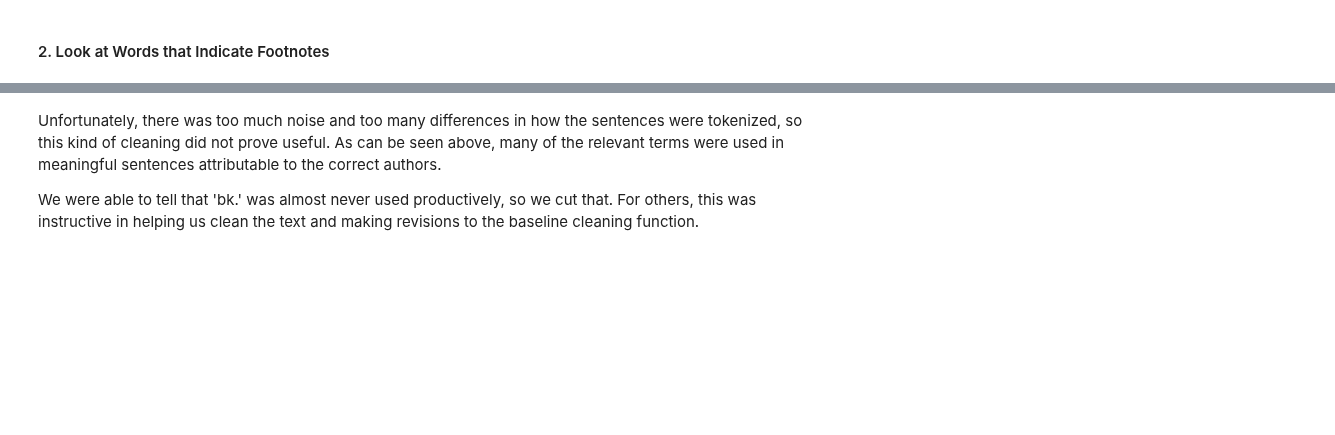
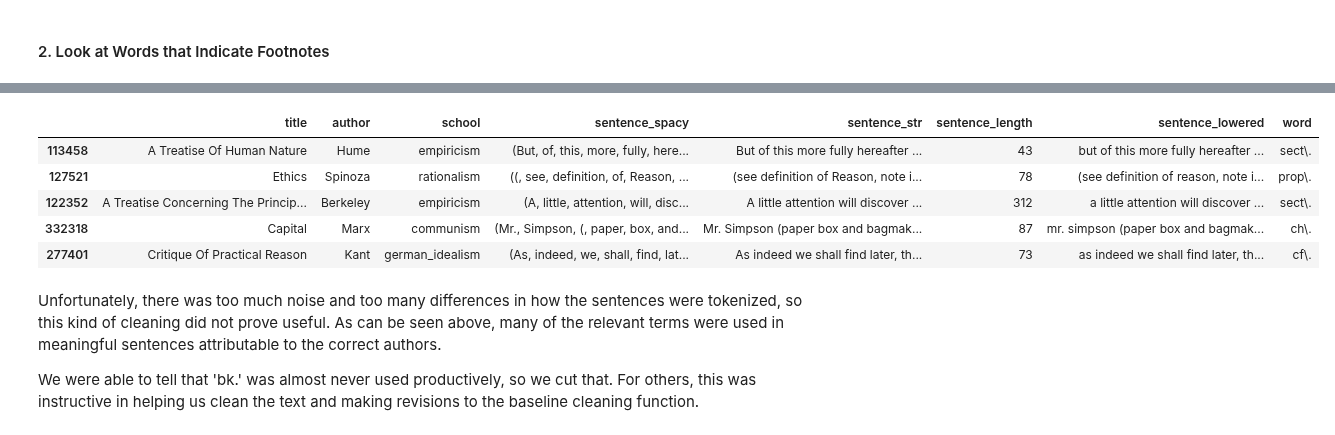
Before and after one commit to kcalizadeh/PDP_data_processing, a Jupyter notebook: data_load_clean_and_export.ipynb, the cells around one changed output, grey strips where cells are left out. Drawn from its saved outputs; the diff is of its cells as text; code cells hidden in the pictures; blank space fills up the shorter version.

```diff
--- a/data_load_clean_and_export.ipynb
+++ b/data_load_clean_and_export.ipynb
@@ -877,9 +880,3 @@ stoicism           0.006942
 Name: school, dtype: float64
 # %% [markdown]
 While this works if you need to add everything, if you want to just add one text, use this one the dictionary you made.
-# %%
-# if you need to add only one text, use the function on the single dictionary
-df = from_raw_to_df(wollstonecraft_dict)
-
-pd.options.display.max_colwidth = 200
-df.sample(5)
@@ -942,5 +932,12 @@ len(fn_df)
 # %%
-#fn_df.sample(5)
+fn_df.sample(5)
+# %% [output]
+|  | title | author | school | sentence_spacy | sentence_str | sentence_length | sentence_lowered | word |
+| 113458 | A Treatise Of Human Nature | Hume | empiricism | (But, of, this, more, fully, here... | But of this more fully hereafter ... | 43 | but of this more fully hereafter ... | sect\. |
+| 127521 | Ethics | Spinoza | rationalism | ((, see, definition, of, Reason, ... | (see definition of Reason, note i... | 78 | (see definition of reason, note i... | prop\. |
+| 122352 | A Treatise Concerning The Princip... | Berkeley | empiricism | (A, little, attention, will, disc... | A little attention will discover ... | 312 | a little attention will discover ... | sect\. |
+| 332318 | Capital | Marx | communism | (Mr., Simpson, (, paper, box, and... | Mr. Simpson (paper box and bagmak... | 87 | mr. simpson (paper box and bagmak... | ch\. |
+| 277401 | Critique Of Practical Reason | Kant | german_idealism | (As, indeed, we, shall, find, lat... | As indeed we shall find later, th... | 73 | as indeed we shall find later, th... | cf\. |
 # %% [markdown]
 Unfortunately, there was too much noise and too many differences in how the sentences were tokenized, so this kind of cleaning did not prove useful. As can be seen above, many of the relevant terms were used in meaningful sentences attributable to the correct authors.
 
```
Also changed, not shown: parts of 38 cells of this notebook.
